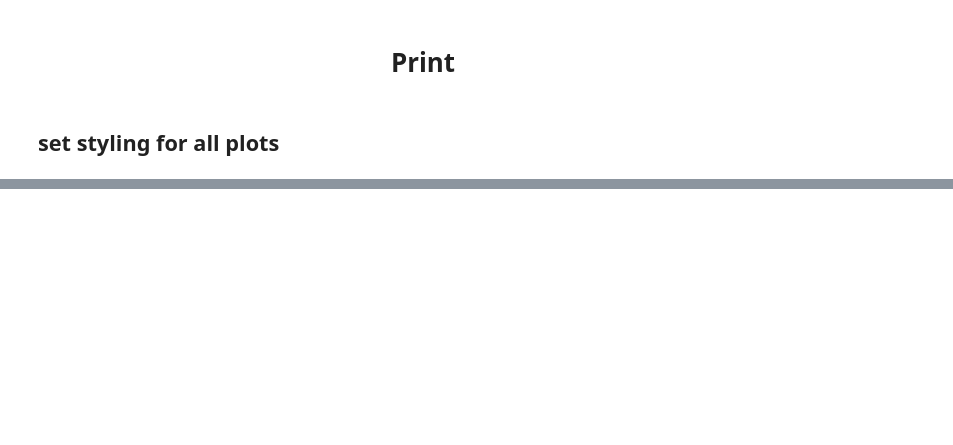
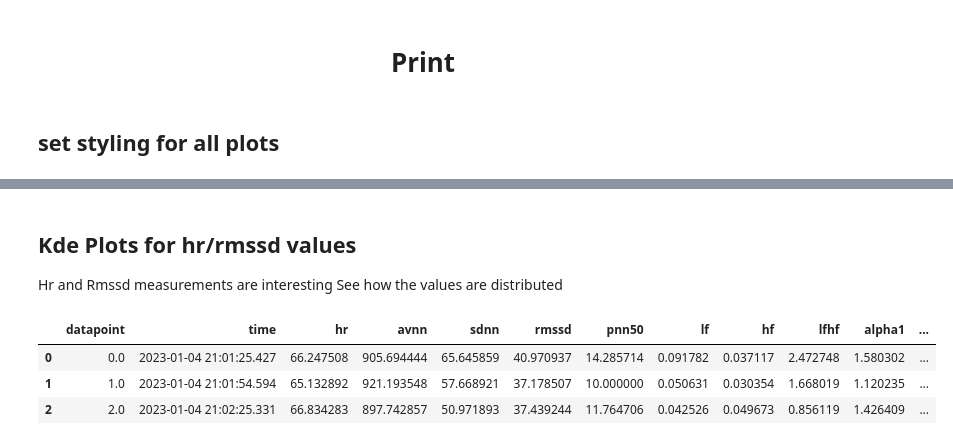
Before and after one commit to ChristianKoplenig/hrv_public, a Jupyter notebook: daily_hrv.ipynb, the cells around one changed output, grey strips where cells are left out. Saved outputs shown, nothing was run; the diff lists cells and outputs as text; code cells hidden in the pictures; blank space fills up the shorter version.

```diff
--- a/daily_hrv.ipynb
+++ b/daily_hrv.ipynb
@@ -123,0 +197,11 @@ axes.set_title("Heartrate", fontsize=16)
+# %% [markdown]
+## Kde Plots for hr/rmssd values
+Hr and Rmssd measurements are interesting
+See how the values are distributed
+# %%
+df.head(3)
+# %% [output]
+|  | datapoint | time | hr | avnn | sdnn | rmssd | pnn50 | lf | hf | lfhf | alpha1 | ... |
+| 0 | 0.0 | 2023-01-04 21:01:25.427 | 66.247508 | 905.694444 | 65.645859 | 40.970937 | 14.285714 | 0.091782 | 0.037117 | 2.472748 | 1.580302 | ... |
+| 1 | 1.0 | 2023-01-04 21:01:54.594 | 65.132892 | 921.193548 | 57.668921 | 37.178507 | 10.000000 | 0.050631 | 0.030354 | 1.668019 | 1.120235 | ... |
+| 2 | 2.0 | 2023-01-04 21:02:25.331 | 66.834283 | 897.742857 | 50.971893 | 37.439244 | 11.764706 | 0.042526 | 0.049673 | 0.856119 | 1.426409 | ... |
```
Also changed, not shown: parts of 13 cells of this notebook, 2 other files.
